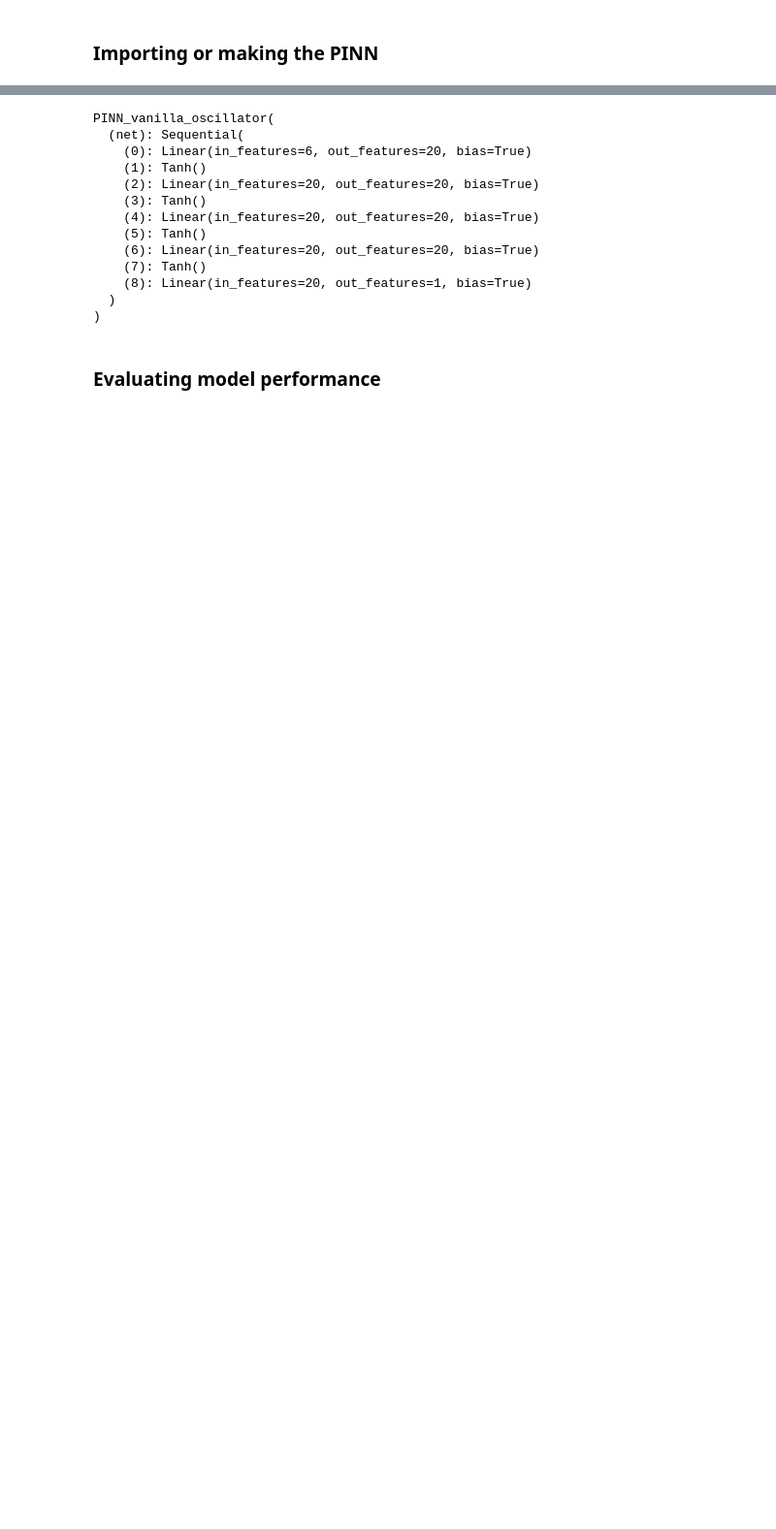
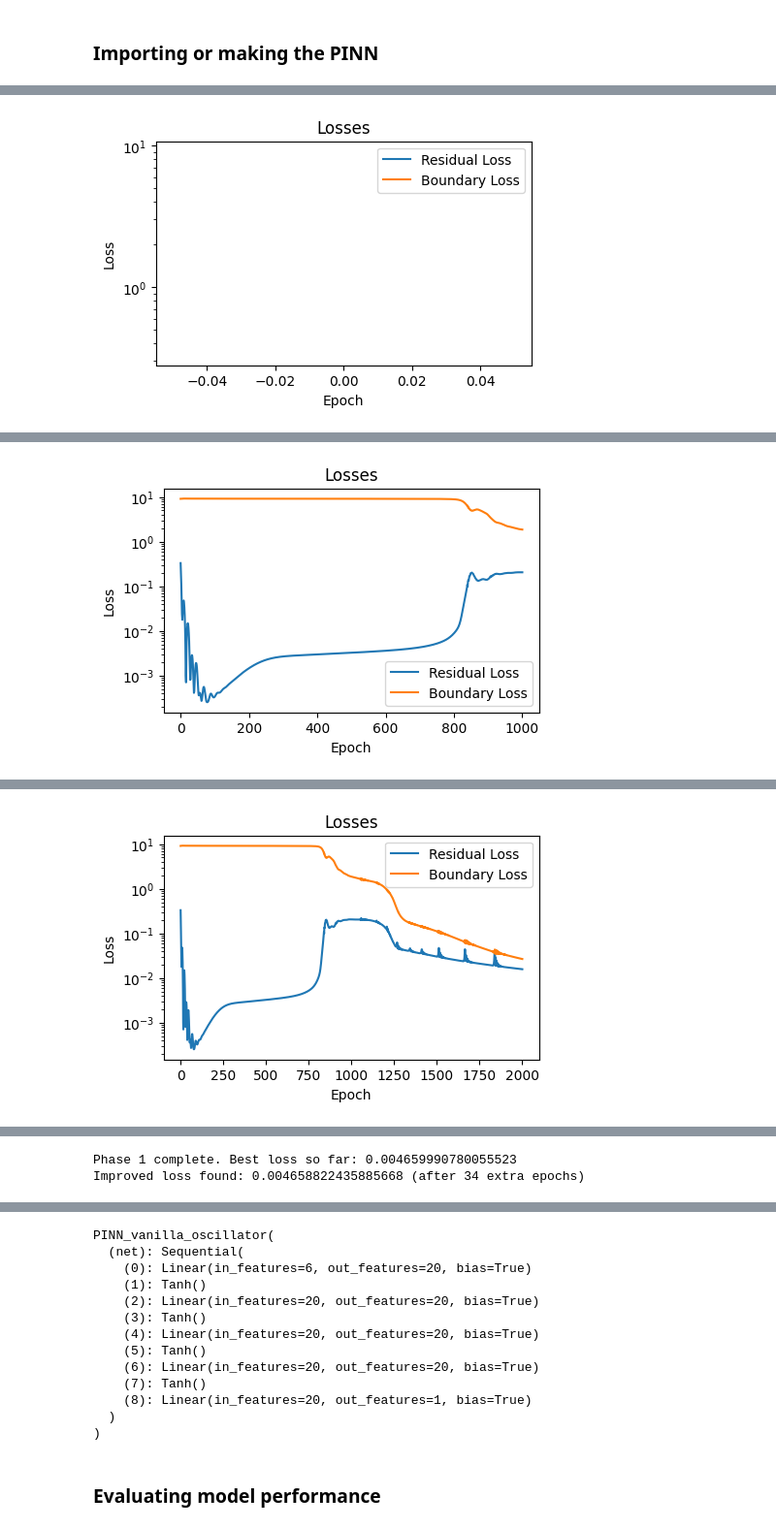
Before and after one commit to jolu2111/Master_thesis, a Jupyter notebook: Code/05_Normalization.ipynb, the cells around one changed output, grey strips where cells are left out. Shown: that part at 97% size. Cells and saved outputs as stored; diff of their text form; code cells hidden in the pictures; blank space fills up the shorter version.

```diff
--- a/Code/05_Normalization.ipynb
+++ b/Code/05_Normalization.ipynb
@@ -29,5 +54,6 @@ params=initialize_param(500,distribute=['m','mu'],specs=specs, normalize=True)
 # %%
 mass_mu_model = PINN_vanilla_oscillator(hidden_size=20, hidden_layers=3)
 optimizer = optim.Adam(mass_mu_model.parameters(), lr=0.001)
-trainer = Trainer(mass_mu_model, optimizer,epochs=4001)
+trainer = Trainer(mass_mu_model, optimizer,epochs=4001, lambda_bc=0.1)
 trainer.train(params)
+# %% [output]
@@ -33,0 +61 @@ trainer.train(params)
+[figure, added]
@@ -33,0 +63 @@ trainer.train(params)
+[figure, added]
@@ -33,0 +65 @@ trainer.train(params)
+[figure, added]
@@ -33,0 +70,2 @@ trainer.train(params)
+Phase 1 complete. Best loss so far: 0.004659990780055523
+Improved loss found: 0.004658822435885668 (after 34 extra epochs)
```
Also changed, not shown: parts of 22 cells of this notebook, 8 other files.
